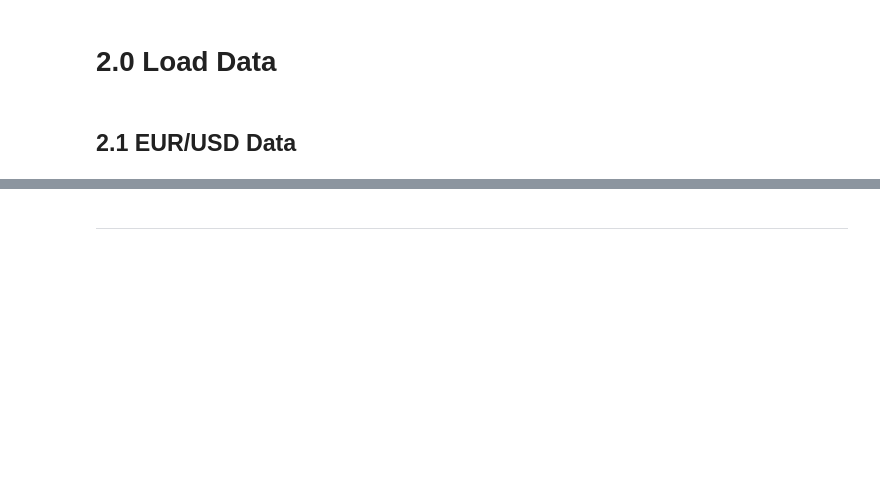
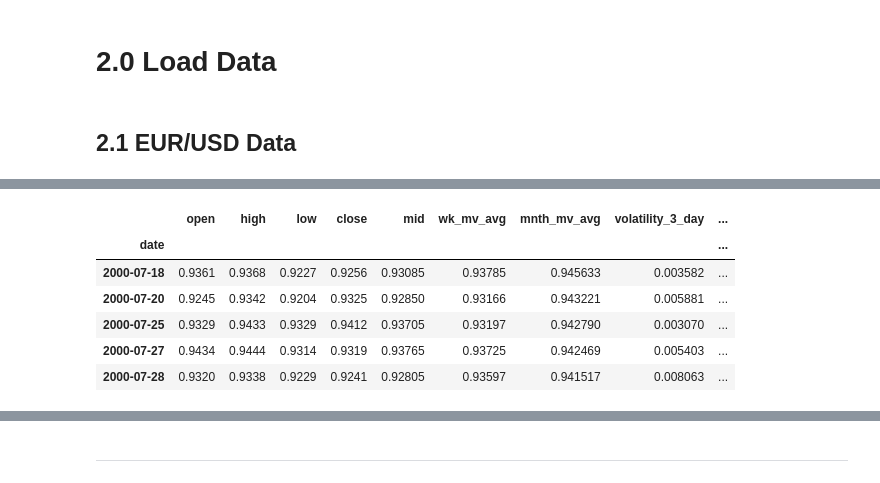
Before and after one commit to stuartdaw/Capstone_Forex, a Jupyter notebook: 05 Modelling-ARIMAX.ipynb, the cells around one changed output, grey strips where cells are left out. Drawn from its saved outputs; the diff is of its cells as text; code cells hidden in the pictures; blank space fills up the shorter version.

```diff
--- a/05 Modelling-ARIMAX.ipynb
+++ b/05 Modelling-ARIMAX.ipynb
@@ -85,3 +102,13 @@ daily = pd.read_csv('/Users/stuartdaw/Documents/Capstone_data/data/resampled/dai
+# %%
+daily.head()
+# %% [output]
+|  | open | high | low | close | mid | wk_mv_avg | mnth_mv_avg | volatility_3_day | ... |
+| date |  |  |  |  |  |  |  |  | ... |
+| 2000-07-18 | 0.9361 | 0.9368 | 0.9227 | 0.9256 | 0.93085 | 0.93785 | 0.945633 | 0.003582 | ... |
+| 2000-07-20 | 0.9245 | 0.9342 | 0.9204 | 0.9325 | 0.92850 | 0.93166 | 0.943221 | 0.005881 | ... |
+| 2000-07-25 | 0.9329 | 0.9433 | 0.9329 | 0.9412 | 0.93705 | 0.93197 | 0.942790 | 0.003070 | ... |
+| 2000-07-27 | 0.9434 | 0.9444 | 0.9314 | 0.9319 | 0.93765 | 0.93725 | 0.942469 | 0.005403 | ... |
+| 2000-07-28 | 0.9320 | 0.9338 | 0.9229 | 0.9241 | 0.92805 | 0.93597 | 0.941517 | 0.008063 | ... |
 # %%
 ### Get correct hyper parameters
 # %%
```
Also changed, not shown: parts of 13 cells of this notebook, 1 other file.
